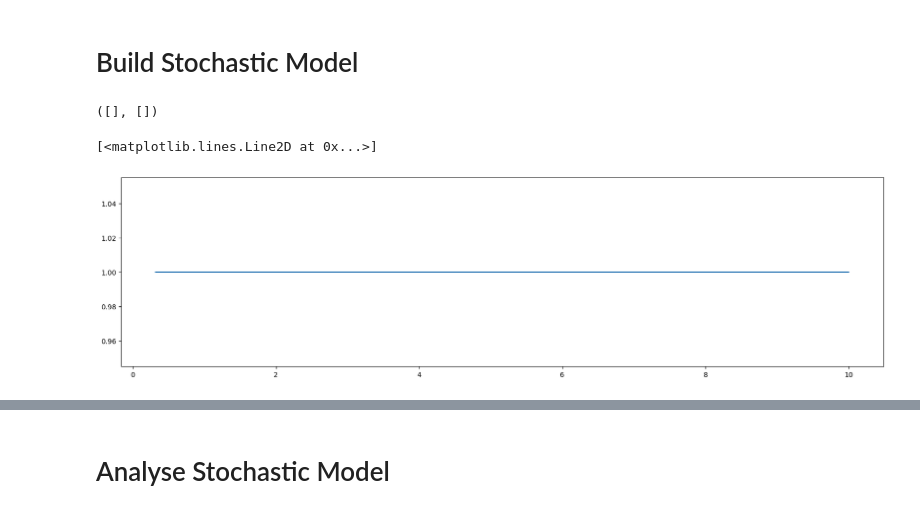
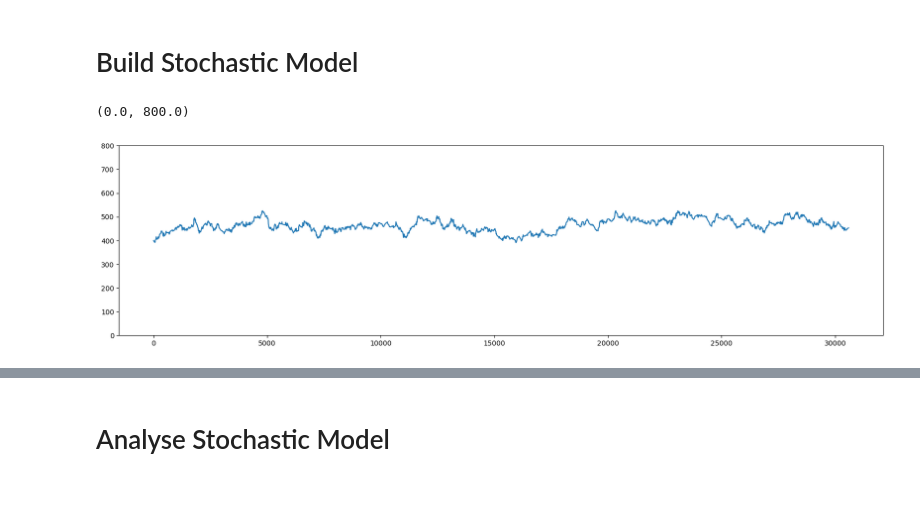
Before and after one commit to UoB-DSMP-2023-24/dsmp-2024-group-19, a Jupyter notebook: Stochastic/Simul1.ipynb, the cells around one changed output, grey strips where cells are left out. Drawn from its saved outputs; the diff is of its cells as text; code cells hidden in the pictures.

```diff
--- a/Stochastic/Simul1.ipynb
+++ b/Stochastic/Simul1.ipynb
@@ -136,5 +138,5 @@ plt.plot(std_times)
 # %%
-diff_merge = np.concatenate(lob_times, axis = 0)
+diff_merge = np.concatenate(lob_times)
 diff_merge.shape
 # %% [output]
 (41238568,)
@@ -213,10 +235,7 @@ test = model1(1/np.mean(diff_merge), max_time=1)
-# %%
-test
-# %% [output]
-([], [])
 # %%
 plt.figure(figsize=(20,5))
-plt.plot(test[2], test[3])
+plt.plot(test[0], test[1])
+plt.ylim(0,800)
 # %% [output]
-[<matplotlib.lines.Line2D at 0x...>]
+(0.0, 800.0)
-[figure, old version]
+[figure, new version]
```
Also changed, not shown: parts of 7 cells of this notebook.
